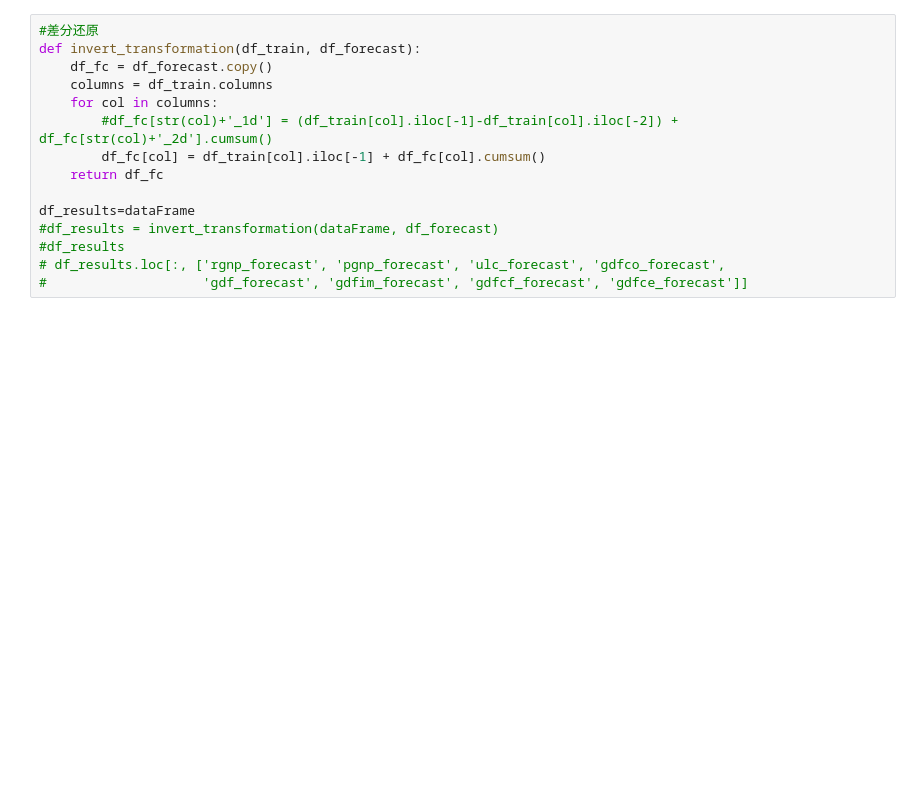
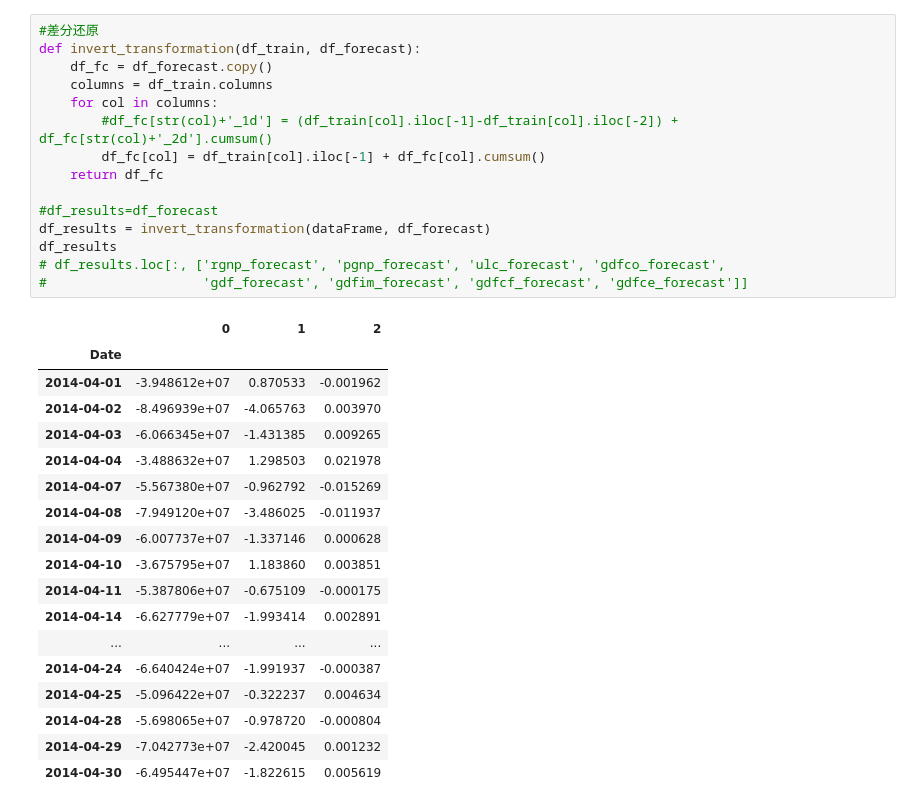
Before and after one commit to Allanroy-tz/PyLab, a Jupyter notebook: 时间序列分析/VAR.ipynb, the cells around one changed output. Cells and saved outputs as stored; diff of their text form; blank space fills up the shorter version.

```diff
--- a/时间序列分析/VAR.ipynb
+++ b/时间序列分析/VAR.ipynb
@@ -181,18 +317,37 @@ df_forecast
 # %%
 #差分还原
 def invert_transformation(df_train, df_forecast):
     df_fc = df_forecast.copy()
     columns = df_train.columns
     for col in columns:
         #df_fc[str(col)+'_1d'] = (df_train[col].iloc[-1]-df_train[col].iloc[-2]) + df_fc[str(col)+'_2d'].cumsum()
         df_fc[col] = df_train[col].iloc[-1] + df_fc[col].cumsum()
     return df_fc
 
-df_results=dataFrame
-#df_results = invert_transformation(dataFrame, df_forecast)
-#df_results
+#df_results=df_forecast
+df_results = invert_transformation(dataFrame, df_forecast)
+df_results
 # df_results.loc[:, ['rgnp_forecast', 'pgnp_forecast', 'ulc_forecast', 'gdfco_forecast',
 #                    'gdf_forecast', 'gdfim_forecast', 'gdfcf_forecast', 'gdfce_forecast']]
+# %% [output]
+|  | 0 | 1 | 2 |
+| Date |  |  |  |
+| 2014-04-01 | -3.948612e+07 | 0.870533 | -0.001962 |
+| 2014-04-02 | -8.496939e+07 | -4.065763 | 0.003970 |
+| 2014-04-03 | -6.066345e+07 | -1.431385 | 0.009265 |
+| 2014-04-04 | -3.488632e+07 | 1.298503 | 0.021978 |
+| 2014-04-07 | -5.567380e+07 | -0.962792 | -0.015269 |
+| 2014-04-08 | -7.949120e+07 | -3.486025 | -0.011937 |
+| 2014-04-09 | -6.007737e+07 | -1.337146 | 0.000628 |
+| 2014-04-10 | -3.675795e+07 | 1.183860 | 0.003851 |
+| 2014-04-11 | -5.387806e+07 | -0.675109 | -0.000175 |
+| 2014-04-14 | -6.627779e+07 | -1.993414 | 0.002891 |
+| ... | ... | ... | ... |
+| 2014-04-24 | -6.640424e+07 | -1.991937 | -0.000387 |
+| 2014-04-25 | -5.096422e+07 | -0.322237 | 0.004634 |
+| 2014-04-28 | -5.698065e+07 | -0.978720 | -0.000804 |
+| 2014-04-29 | -7.042773e+07 | -2.420045 | 0.001232 |
+| 2014-04-30 | -6.495447e+07 | -1.822615 | 0.005619 |
 # %%
 df_results=np.dot(df_results,vt[:dimension,:])
 df_results=pd.DataFrame(df_results,index=testDf.index,columns=testDf.columns+"_Forecast")
```
Also changed, not shown: parts of 12 cells of this notebook, 2 other files.
